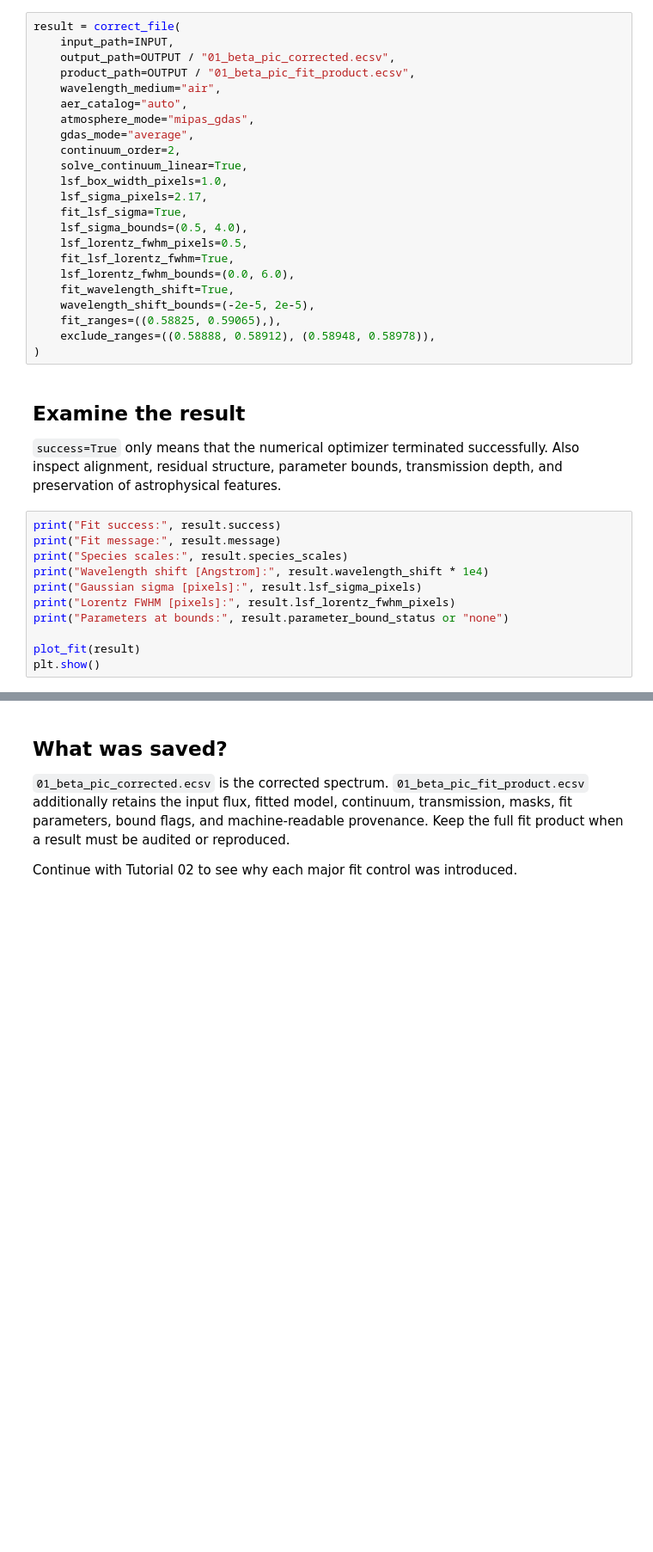
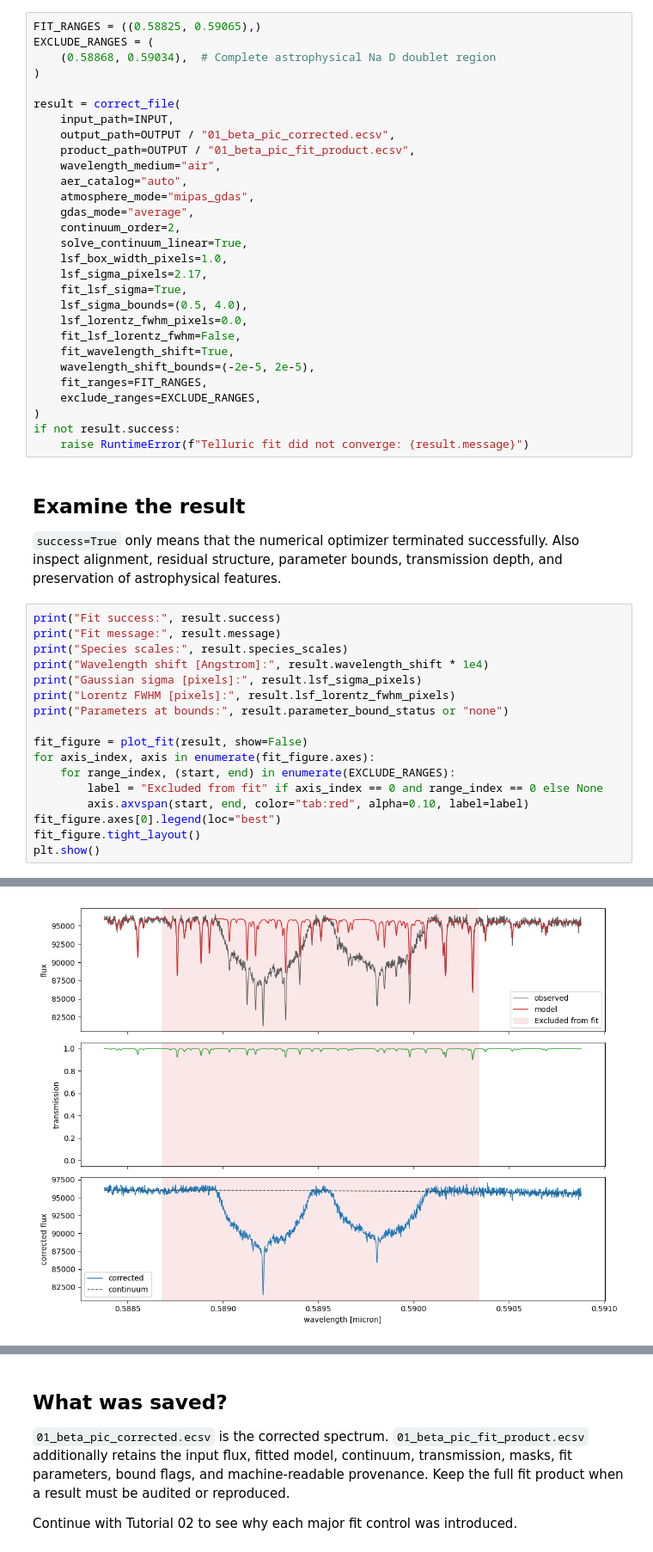
Before and after one commit to nikolasvalsamidis97/PyMolFit, a Jupyter notebook: tutorials/01_quickstart.ipynb, the cells around one changed output, grey strips where cells are left out. Shown at 86% size. Saved outputs shown, nothing was run; the diff lists cells and outputs as text; blank space fills up the shorter version.

```diff
--- a/tutorials/01_quickstart.ipynb
+++ b/tutorials/01_quickstart.ipynb
@@ -53,4 +63,9 @@ The broad Na D regions are excluded because the stellar and circumstellar Na abs
 # %%
+FIT_RANGES = ((0.58825, 0.59065),)
+EXCLUDE_RANGES = (
+    (0.58868, 0.59034),  # Complete astrophysical Na D doublet region
+)
+
 result = correct_file(
     input_path=INPUT,
     output_path=OUTPUT / "01_beta_pic_corrected.ecsv",
@@ -65,14 +80,15 @@ result = correct_file(
     lsf_sigma_pixels=2.17,
     fit_lsf_sigma=True,
     lsf_sigma_bounds=(0.5, 4.0),
-    lsf_lorentz_fwhm_pixels=0.5,
-    fit_lsf_lorentz_fwhm=True,
-    lsf_lorentz_fwhm_bounds=(0.0, 6.0),
+    lsf_lorentz_fwhm_pixels=0.0,
+    fit_lsf_lorentz_fwhm=False,
     fit_wavelength_shift=True,
     wavelength_shift_bounds=(-2e-5, 2e-5),
-    fit_ranges=((0.58825, 0.59065),),
-    exclude_ranges=((0.58888, 0.58912), (0.58948, 0.58978)),
+    fit_ranges=FIT_RANGES,
+    exclude_ranges=EXCLUDE_RANGES,
 )
+if not result.success:
+    raise RuntimeError(f"Telluric fit did not converge: {result.message}")
 # %% [markdown]
 ## Examine the result
 
@@ -86,5 +102,12 @@ print("Gaussian sigma [pixels]:", result.lsf_sigma_pixels)
 print("Lorentz FWHM [pixels]:", result.lsf_lorentz_fwhm_pixels)
 print("Parameters at bounds:", result.parameter_bound_status or "none")
 
-plot_fit(result)
+fit_figure = plot_fit(result, show=False)
+for axis_index, axis in enumerate(fit_figure.axes):
+    for range_index, (start, end) in enumerate(EXCLUDE_RANGES):
+        label = "Excluded from fit" if axis_index == 0 and range_index == 0 else None
+        axis.axvspan(start, end, color="tab:red", alpha=0.10, label=label)
+fit_figure.axes[0].legend(loc="best")
+fit_figure.tight_layout()
 plt.show()
+# %% [output]
@@ -91,3 +121,4 @@ plt.show()
+[figure, added]
 # %%
 observed = result.spectrum.to_air().to_unit("angstrom")
 corrected = result.corrected.to_air().to_unit("angstrom")
```
Also changed, not shown: parts of 5 cells of this notebook, 14 other files.
